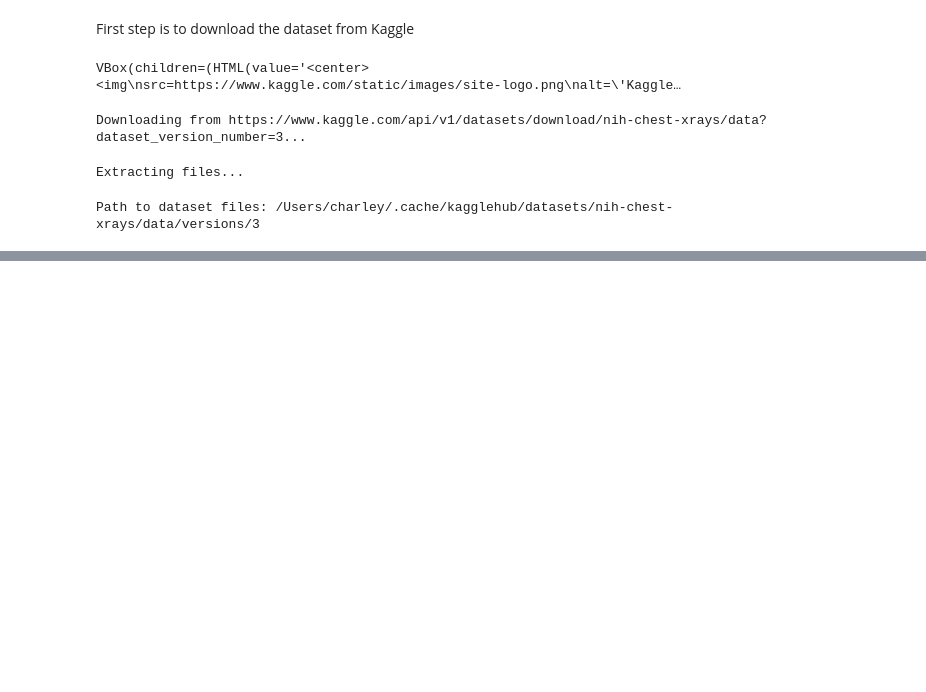
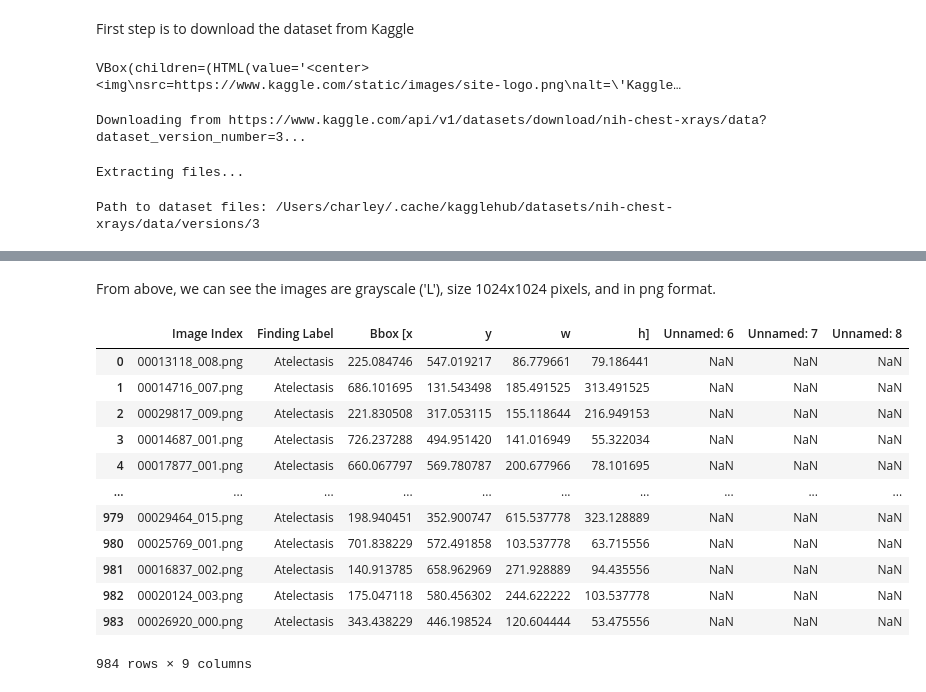
Before and after one commit to charleysanchez/xray_anomaly, a Jupyter notebook: notebooks/eda.ipynb, the cells around one changed output, grey strips where cells are left out. Saved outputs shown, nothing was run; the diff lists cells and outputs as text; code cells hidden in the pictures; blank space fills up the shorter version.

```diff
--- a/notebooks/eda.ipynb
+++ b/notebooks/eda.ipynb
@@ -14,0 +34,21 @@ Path to dataset files: /Users/charley/.cache/kagglehub/datasets/nih-chest-xrays/
+# %% [markdown]
+From above, we can see the images are grayscale ('L'), size 1024x1024 pixels, and in png format.
+# %%
+import pandas as pd
+
+bbox_df = pd.read_csv('../data/xray_images/BBox_List_2017.csv')
+bbox_df
+# %% [output]
+|  | Image Index | Finding Label | Bbox [x | y | w | h] | Unnamed: 6 | Unnamed: 7 | Unnamed: 8 |
+| 0 | 00013118_008.png | Atelectasis | 225.084746 | 547.019217 | 86.779661 | 79.186441 | NaN | NaN | NaN |
+| 1 | 00014716_007.png | Atelectasis | 686.101695 | 131.543498 | 185.491525 | 313.491525 | NaN | NaN | NaN |
+| 2 | 00029817_009.png | Atelectasis | 221.830508 | 317.053115 | 155.118644 | 216.949153 | NaN | NaN | NaN |
+| 3 | 00014687_001.png | Atelectasis | 726.237288 | 494.951420 | 141.016949 | 55.322034 | NaN | NaN | NaN |
+| 4 | 00017877_001.png | Atelectasis | 660.067797 | 569.780787 | 200.677966 | 78.101695 | NaN | NaN | NaN |
+| ... | ... | ... | ... | ... | ... | ... | ... | ... | ... |
+| 979 | 00029464_015.png | Atelectasis | 198.940451 | 352.900747 | 615.537778 | 323.128889 | NaN | NaN | NaN |
+| 980 | 00025769_001.png | Atelectasis | 701.838229 | 572.491858 | 103.537778 | 63.715556 | NaN | NaN | NaN |
+| 981 | 00016837_002.png | Atelectasis | 140.913785 | 658.962969 | 271.928889 | 94.435556 | NaN | NaN | NaN |
+| 982 | 00020124_003.png | Atelectasis | 175.047118 | 580.456302 | 244.622222 | 103.537778 | NaN | NaN | NaN |
+| 983 | 00026920_000.png | Atelectasis | 343.438229 | 446.198524 | 120.604444 | 53.475556 | NaN | NaN | NaN |
+984 rows × 9 columns
```
Also changed, not shown: parts of 2 cells of this notebook.
